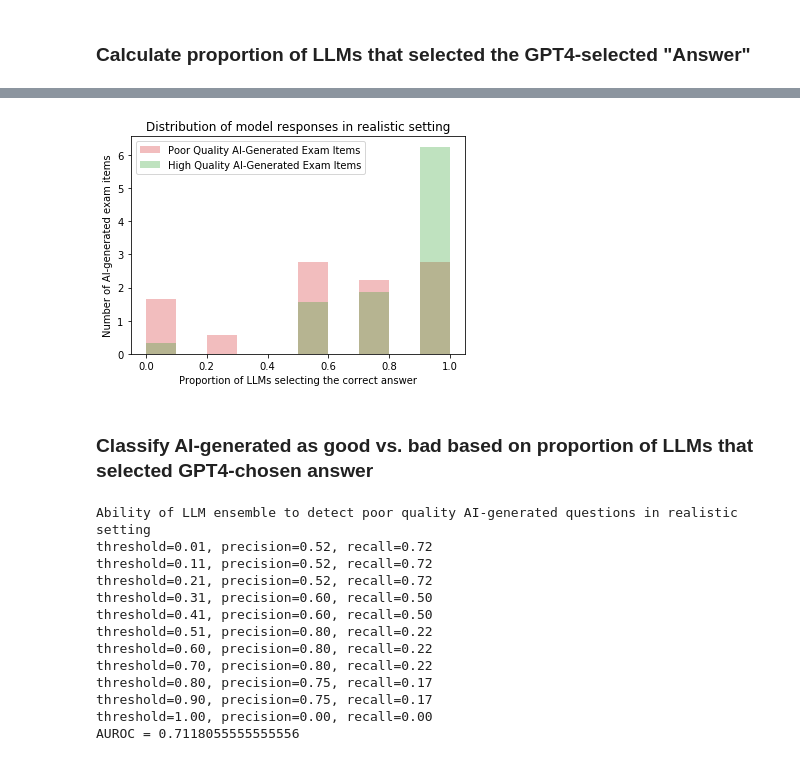
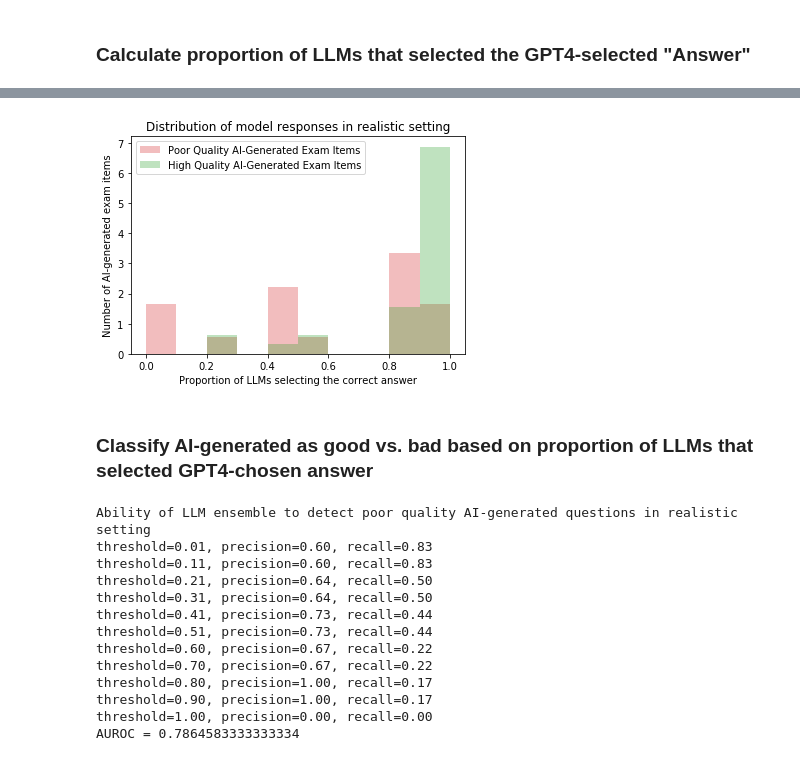
Before and after one commit to som-shahlab/gpt4usmle, a Jupyter notebook: notebooks/identifying_bad_ai_questions.ipynb, the cells around one changed output, grey strips where cells are left out. Drawn from its saved outputs; the diff is of its cells as text; code cells hidden in the pictures.

Commit message:
Update automated bad question detection with 70b model results

```diff
--- a/notebooks/identifying_bad_ai_questions.ipynb
+++ b/notebooks/identifying_bad_ai_questions.ipynb
@@ -49,10 +122,20 @@ model_perf_df
 # %%
 ai_generated_output = ai_generated_output[
     ai_generated_output['model'].isin([
-        'Qwen1.5-72B-Chat',
-        'Mixtral-8x7B-Instruct-v0.1',
-        'Mistral-7B-Instruct-v0.2',
-        'zephyr-7b-beta'
+        # 'Qwen1.5-72B-Chat',
+        # 'Mixtral-8x7B-Instruct-v0.1',
+        # 'Mistral-7B-Instruct-v0.2',
+        # 'zephyr-7b-beta'
+
+        # "Llama3-Med42-70B",
+        "Meta-Llama-3-70B-Instruct",
+        "Mixtral-8x22B-Instruct-v0.1",
+        "Qwen2-72B-Instruct",
+        # "Llama3-OpenBioLLM-70B",
+        "Phi-3-medium-4k-instruct",
+        # "med42-70b",
+        "llama-2-70b-chat_huggingface",
+        # "Mistral-7B-Instruct-v0.3"
     ])
 ]
 # %% [markdown]
@@ -76,14 +159,14 @@ is_good_qa.tail()
 ### Calculate proportion of models that selected each answer choice
 # %%
 ai_questions_answer_probabilities_df = ai_generated_output.groupby('item_num').agg(
-    prop_A = ('model_answer', lambda x: (x == 'A').mean()),
-    prop_B = ('model_answer', lambda x: (x == 'B').mean()),
-    prop_C = ('model_answer', lambda x: (x == 'C').mean()),
-    prop_D = ('model_answer', lambda x: (x == 'D').mean()),
-    prop_E = ('model_answer', lambda x: (x == 'E').mean()),
-    prop_F = ('model_answer', lambda x: (x == 'F').mean()),
-    prop_G = ('model_answer', lambda x: (x == 'G').mean()),
-    prop_H = ('model_answer', lambda x: (x == 'H').mean()),
+    prop_A = ('final_answer', lambda x: (x == 'A').mean()),
+    prop_B = ('final_answer', lambda x: (x == 'B').mean()),
+    prop_C = ('final_answer', lambda x: (x == 'C').mean()),
+    prop_D = ('final_answer', lambda x: (x == 'D').mean()),
+    prop_E = ('final_answer', lambda x: (x == 'E').mean()),
+    prop_F = ('final_answer', lambda x: (x == 'F').mean()),
+    prop_G = ('final_answer', lambda x: (x == 'G').mean()),
+    prop_H = ('final_answer', lambda x: (x == 'H').mean()),
     correct_answer = ('gt_answer', 'first')
 )
 ai_questions_answer_probabilities_df = (
@@ -140,36 +223,41 @@ ai_questions_llm_response_probs_df.head()
+# %%
+# target = "is_bad_strict"
+target = "is_bad_relaxed"
+metric = "prop_llms_correct"
+# metric = "prop_llms_in_majority"
 # %%
 bins = np.linspace(0, 1, 11)
 plt.hist(
-    ai_questions_llm_response_probs_df.loc[ai_questions_llm_response_probs_df['is_bad_relaxed'] == 1, 'prop_llms_correct'],
+    ai_questions_llm_response_probs_df.loc[ai_questions_llm_response_probs_df[target] == 1, metric],
     bins=bins,
     color='tab:red',
     alpha=0.3,
     label='Poor Quality AI-Generated Exam Items',
     density=True
 )
 plt.hist(
-    ai_questions_llm_response_probs_df.loc[ai_questions_llm_response_probs_df['is_bad_relaxed'] == 0, 'prop_llms_correct'],
+    ai_questions_llm_response_probs_df.loc[ai_questions_llm_response_probs_df[target] == 0, metric],
     bins=bins,
     color='tab:green',
     alpha=0.3,
     label='High Quality AI-Generated Exam Items',
     density=True
 )
 plt.title('Distribution of model responses in realistic setting')
 plt.xlabel('Proportion of LLMs selecting the correct answer')
 plt.ylabel('Number of AI-generated exam items')
 plt.legend()
 plt.show()
 # %% [output]
-[figure, old version]
+[figure, new version]
 # %% [markdown]
 ### Classify AI-generated as good vs. bad based on proportion of LLMs that selected GPT4-chosen answer
 # %%
 print("Ability of LLM ensemble to detect poor quality AI-generated questions in realistic setting")
 for thresh in np.linspace(0.01, 1, 11):
-    y_true = ai_questions_llm_response_probs_df['is_bad_relaxed']  # Whether the answer choice was incorrect
+    y_true = ai_questions_llm_response_probs_df[target]  # Whether the answer choice was incorrect
     # y_pred = ai_questions_llm_response_probs_df['prop_llms_in_majority'] < thresh
-    y_pred = (1-ai_questions_llm_response_probs_df['prop_llms_correct']) > thresh
+    y_pred = (1-ai_questions_llm_response_probs_df[metric]) > thresh
     # y_pred = np.logical_and(
     #     ai_questions_llm_response_probs_df['prop_llms_in_majority'] < thresh,
     #     ai_questions_llm_response_probs_df['prop_llms_correct'] < thresh,
@@ -179,21 +267,21 @@ for thresh in np.linspace(0.01, 1, 11):
     print(f"threshold={thresh:.2f}, precision={precision:.2f}, recall={recall:.2f}")
 
 auroc = roc_auc_score(
-    ai_questions_llm_response_probs_df['is_bad_relaxed'],
-    1-ai_questions_llm_response_probs_df['prop_llms_correct']
+    ai_questions_llm_response_probs_df[target],
+    1-ai_questions_llm_response_probs_df[metric]
 )
 print(f"AUROC = {auroc}")
 # %% [output]
 Ability of LLM ensemble to detect poor quality AI-generated questions in realistic setting
-threshold=0.01, precision=0.52, recall=0.72
-threshold=0.11, precision=0.52, recall=0.72
-threshold=0.21, precision=0.52, recall=0.72
-threshold=0.31, precision=0.60, recall=0.50
-threshold=0.41, precision=0.60, recall=0.50
-threshold=0.51, precision=0.80, recall=0.22
-threshold=0.60, precision=0.80, recall=0.22
-threshold=0.70, precision=0.80, recall=0.22
-threshold=0.80, precision=0.75, recall=0.17
-threshold=0.90, precision=0.75, recall=0.17
+threshold=0.01, precision=0.60, recall=0.83
+threshold=0.11, precision=0.60, recall=0.83
+threshold=0.21, precision=0.64, recall=0.50
+threshold=0.31, precision=0.64, recall=0.50
+threshold=0.41, precision=0.73, recall=0.44
+threshold=0.51, precision=0.73, recall=0.44
+threshold=0.60, precision=0.67, recall=0.22
+threshold=0.70, precision=0.67, recall=0.22
+threshold=0.80, precision=1.00, recall=0.17
+threshold=0.90, precision=1.00, recall=0.17
 threshold=1.00, precision=0.00, recall=0.00
-AUROC = 0.7118055555555556
+AUROC = 0.7864583333333334
```
Also changed, not shown: parts of 20 cells of this notebook.
